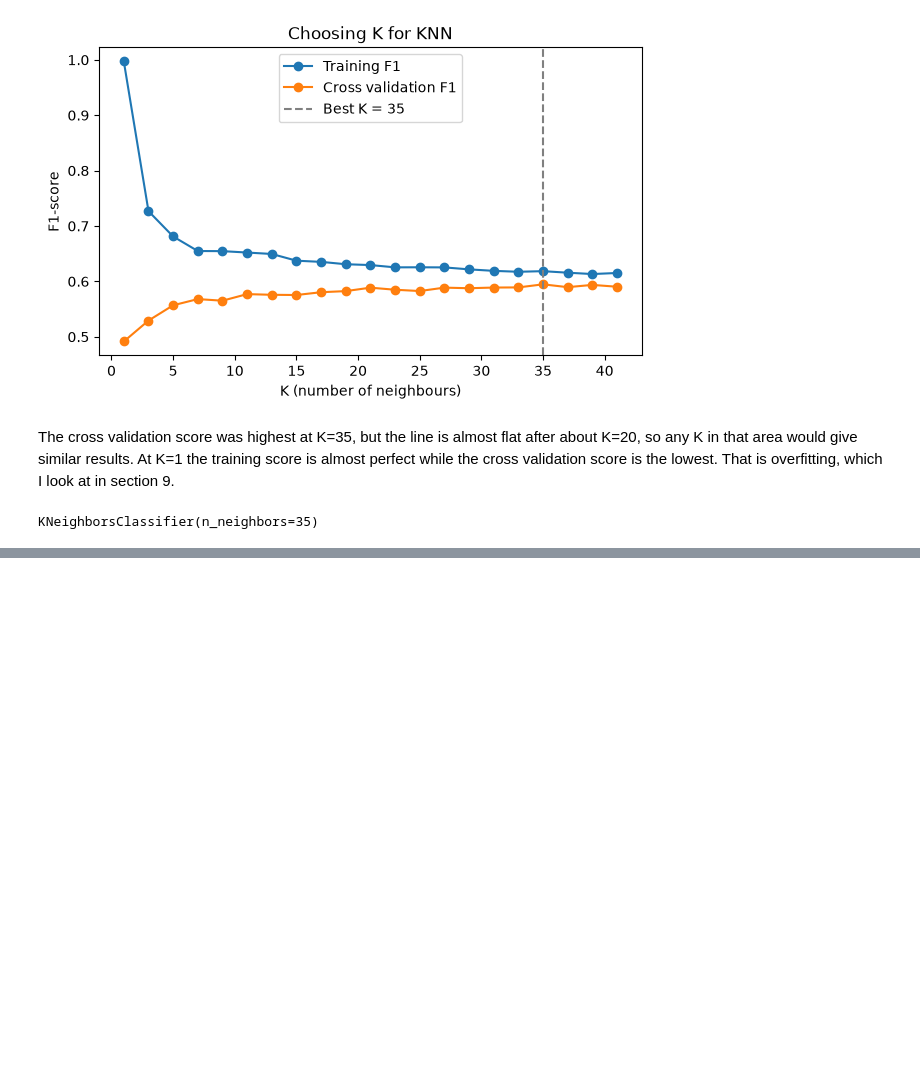
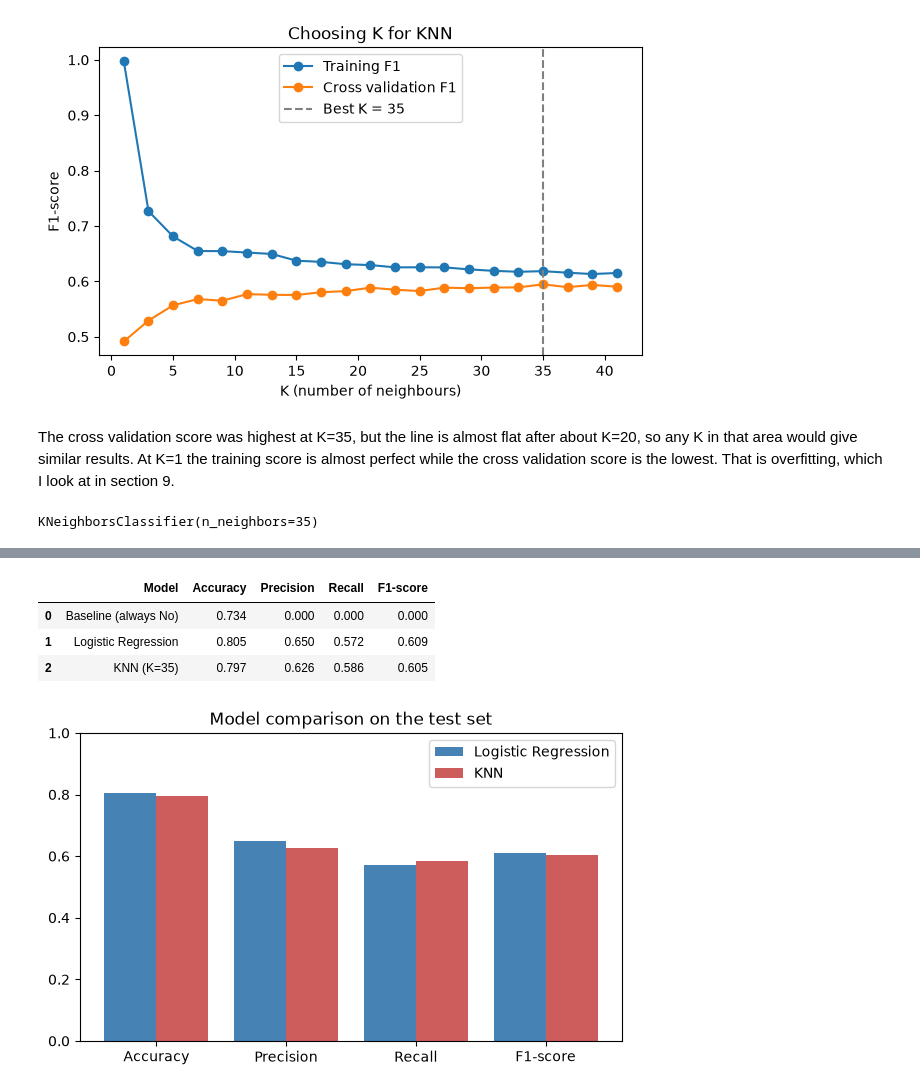
Before and after one commit to FaziOps/Customer_Churn_Prediction_Sys, a Jupyter notebook: churn_prediction.ipynb, the cells around one changed output, grey strips where cells are left out. Cells and saved outputs as stored; diff of their text form; code cells hidden in the pictures; blank space fills up the shorter version.

Commit message:
Compare models with metrics and confusion matrices

```diff
--- a/churn_prediction.ipynb
+++ b/churn_prediction.ipynb
@@ -362,0 +374,43 @@ KNeighborsClassifier(n_neighbors=35)
+# %%
+def get_scores(name, y_true, y_pred):
+    return {
+        "Model": name,
+        "Accuracy": accuracy_score(y_true, y_pred),
+        "Precision": precision_score(y_true, y_pred, zero_division=0),
+        "Recall": recall_score(y_true, y_pred, zero_division=0),
+        "F1-score": f1_score(y_true, y_pred, zero_division=0),
+    }
+
+
+log_reg_pred = log_reg.predict(X_test)
+knn_pred = knn.predict(X_test)
+baseline_pred = np.zeros(len(y_test), dtype=int)
+
+results = pd.DataFrame([
+    get_scores("Baseline (always No)", y_test, baseline_pred),
+    get_scores("Logistic Regression", y_test, log_reg_pred),
+    get_scores("KNN (K=" + str(best_k) + ")", y_test, knn_pred),
+])
+
+results.round(3).to_csv("outputs/evaluation_summary.csv", index=False)
+results.round(3)
+# %% [output]
+|  | Model | Accuracy | Precision | Recall | F1-score |
+| 0 | Baseline (always No) | 0.734 | 0.000 | 0.000 | 0.000 |
+| 1 | Logistic Regression | 0.805 | 0.650 | 0.572 | 0.609 |
+| 2 | KNN (K=35) | 0.797 | 0.626 | 0.586 | 0.605 |
+# %%
+score_names = ["Accuracy", "Precision", "Recall", "F1-score"]
+x = np.arange(len(score_names))
+
+plt.figure(figsize=(7, 4))
+plt.bar(x - 0.2, results.iloc[1][score_names].astype(float), width=0.4, label="Logistic Regression", color="steelblue")
+plt.bar(x + 0.2, results.iloc[2][score_names].astype(float), width=0.4, label="KNN", color="indianred")
+plt.xticks(x, score_names)
+plt.ylim(0, 1)
+plt.title("Model comparison on the test set")
+plt.legend()
+plt.savefig("outputs/model_comparison.png", bbox_inches="tight")
+plt.show()
+# %% [output]
+[figure, added]
```
Also changed, not shown: parts of 5 cells of this notebook, 3 other files.
